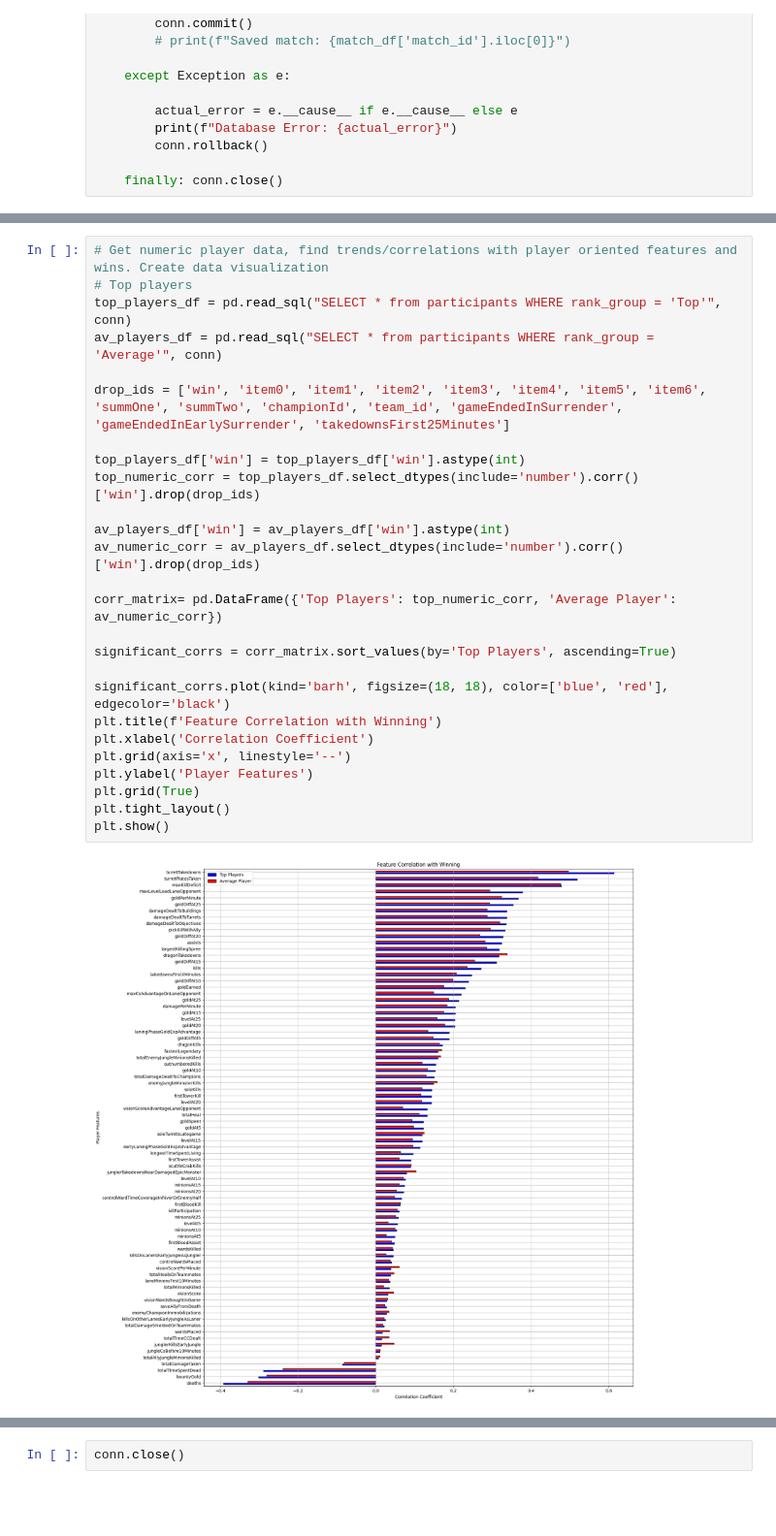
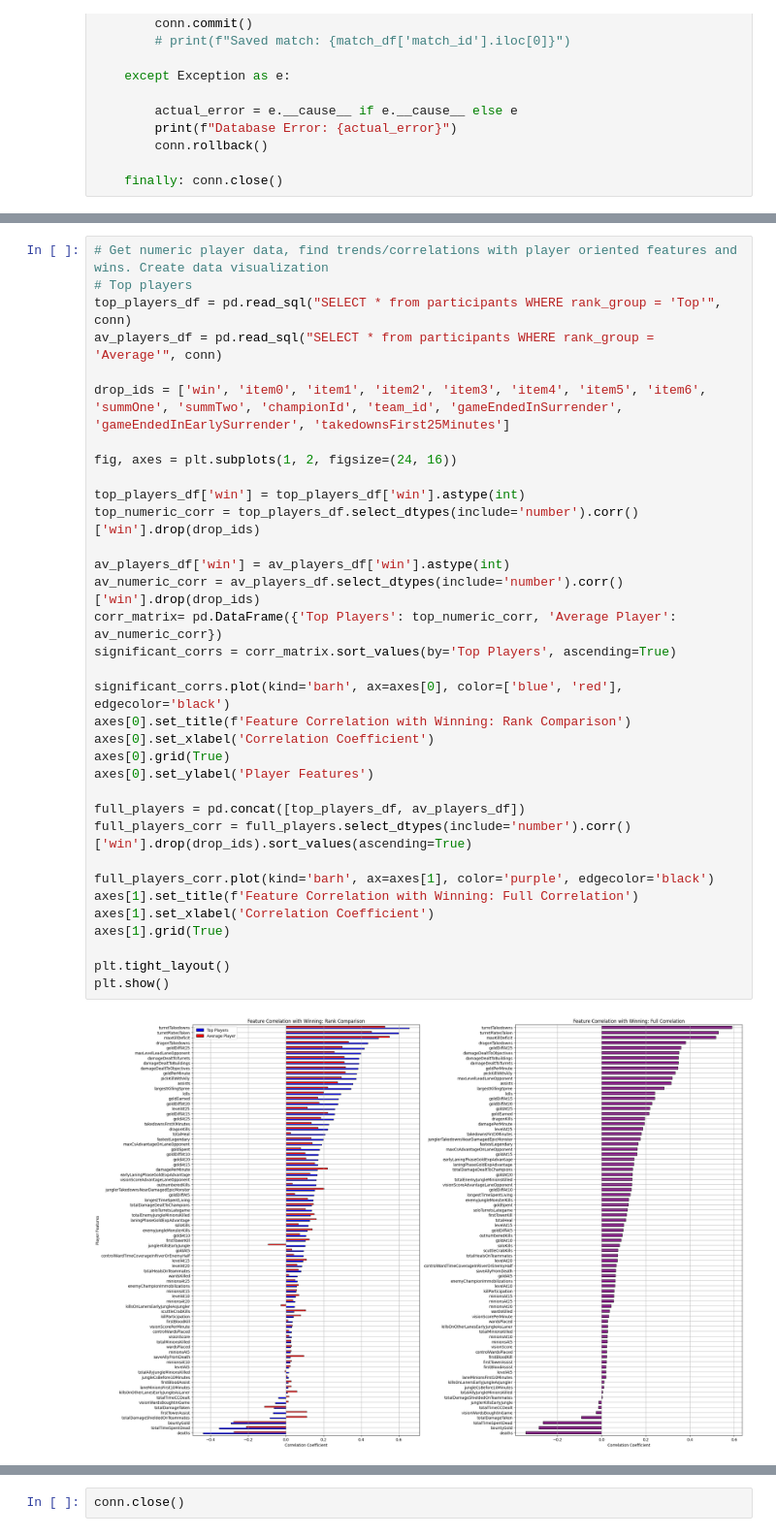
Before and after one commit to mclementi115/CS210-League-Project, a Jupyter notebook: LOLMatchAnalysis.ipynb, the cells around one changed output, grey strips where cells are left out. Shown at 97% size. Saved outputs shown, nothing was run; the diff lists cells and outputs as text; blank space fills up the shorter version.

```diff
--- a/LOLMatchAnalysis.ipynb
+++ b/LOLMatchAnalysis.ipynb
@@ -690,31 +718,39 @@ plt.show()
 # %%
 # Get numeric player data, find trends/correlations with player oriented features and wins. Create data visualization
 # Top players
 top_players_df = pd.read_sql("SELECT * from participants WHERE rank_group = 'Top'", conn)
 av_players_df = pd.read_sql("SELECT * from participants WHERE rank_group = 'Average'", conn)
 
 drop_ids = ['win', 'item0', 'item1', 'item2', 'item3', 'item4', 'item5', 'item6', 'summOne', 'summTwo', 'championId', 'team_id', 'gameEndedInSurrender', 'gameEndedInEarlySurrender', 'takedownsFirst25Minutes']
 
+fig, axes = plt.subplots(1, 2, figsize=(24, 16))
+
 top_players_df['win'] = top_players_df['win'].astype(int)
 top_numeric_corr = top_players_df.select_dtypes(include='number').corr()['win'].drop(drop_ids)
 
 av_players_df['win'] = av_players_df['win'].astype(int)
 av_numeric_corr = av_players_df.select_dtypes(include='number').corr()['win'].drop(drop_ids)
-
 corr_matrix= pd.DataFrame({'Top Players': top_numeric_corr, 'Average Player': av_numeric_corr})
-
 significant_corrs = corr_matrix.sort_values(by='Top Players', ascending=True)
 
-significant_corrs.plot(kind='barh', figsize=(18, 18), color=['blue', 'red'], edgecolor='black')
-plt.title(f'Feature Correlation with Winning')
-plt.xlabel('Correlation Coefficient')
-plt.grid(axis='x', linestyle='--')
-plt.ylabel('Player Features')
-plt.grid(True)
+significant_corrs.plot(kind='barh', ax=axes[0], color=['blue', 'red'], edgecolor='black')
+axes[0].set_title(f'Feature Correlation with Winning: Rank Comparison')
+axes[0].set_xlabel('Correlation Coefficient')
+axes[0].grid(True)
+axes[0].set_ylabel('Player Features')
+
+full_players = pd.concat([top_players_df, av_players_df])
+full_players_corr = full_players.select_dtypes(include='number').corr()['win'].drop(drop_ids).sort_values(ascending=True)
+
+full_players_corr.plot(kind='barh', ax=axes[1], color='purple', edgecolor='black')
+axes[1].set_title(f'Feature Correlation with Winning: Full Correlation')
+axes[1].set_xlabel('Correlation Coefficient')
+axes[1].grid(True)
+
 plt.tight_layout()
 plt.show()
 # %% [output]
-[figure, old version]
+[figure, new version]
 # %%
 # Use snapshots of total gold leads at timestamps to find if there is a correlation between gold leads at and wins as time goes on
 # Find what point in the game gold leads matter most. Create data visualization
```
Also changed, not shown: parts of 10 cells of this notebook, 1 other file.
